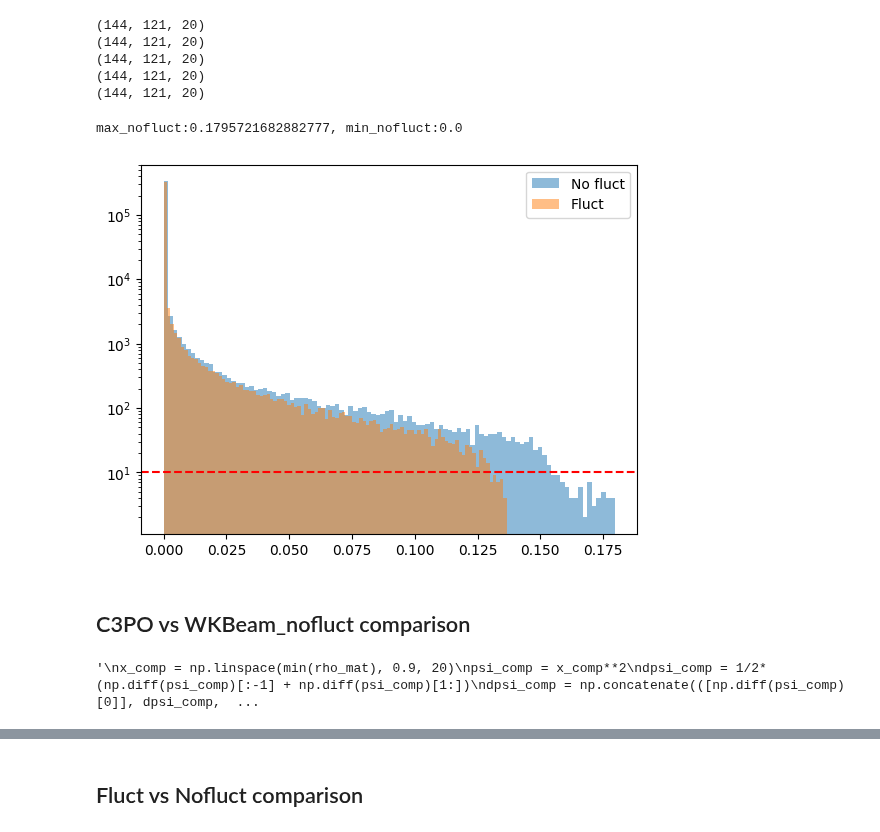
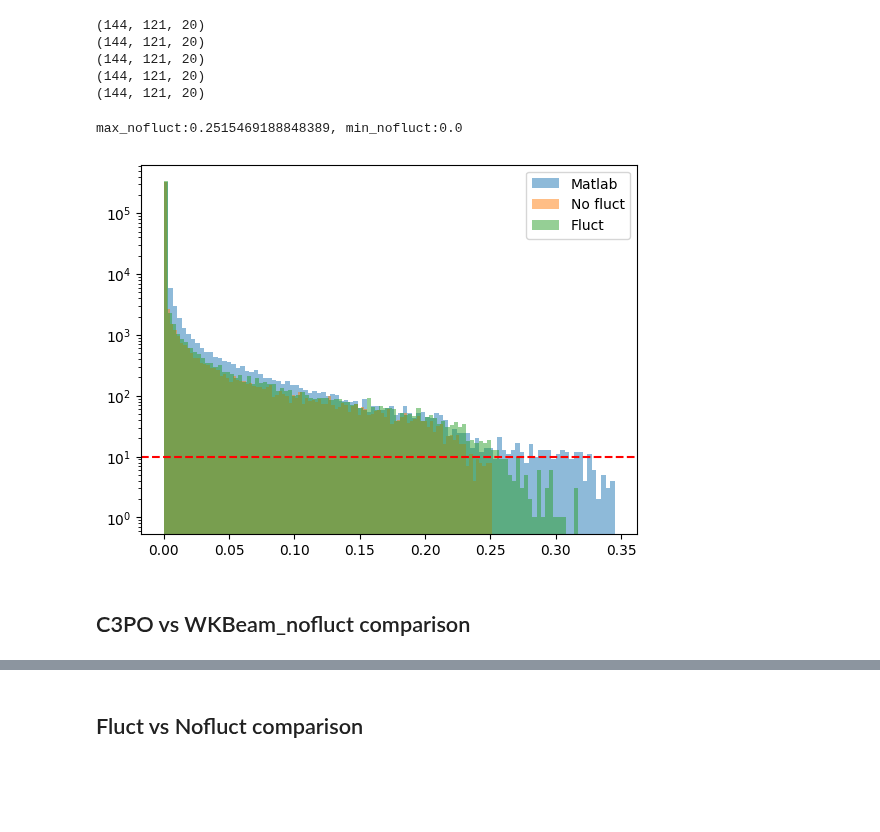
Before and after one commit to EwoutDevlaminck/WKBacca_QL, a Jupyter notebook: QL_analysis.ipynb, the cells around one changed output, grey strips where cells are left out. Drawn from its saved outputs; the diff is of its cells as text; code cells hidden in the pictures; blank space fills up the shorter version.

```diff
--- a/QL_analysis.ipynb
+++ b/QL_analysis.ipynb
@@ -72,3 +67,13 @@ matlab_file         = '/home/devlamin/WKbeam_simulations/TCV_85352_0.9_nofluct/i
+# %%
+filename_nofluct        = '/home/devlamin/WKbeam_simulations/TCV_85352_1.3_nofluct/output/QL_waves_TCV_85352_1.3_nofluct_sparse.h5'
+filename_fluct          = '/home/devlamin/WKbeam_simulations/TCV_85352_1.3_nofluct/output/QL_waves_TCV_85352_1.3_nofluct_nofilt_sparse.h5'
+
+matlab_file         = '/home/devlamin/WKbeam_simulations/TCV_85352_1.3_fluct/output/Drf_data.mat'
+
+#filename_nofluct        = '/home/devlamin/WKBacca_LUKE_cases/TCV_74302_nonuni/WKBeam_results/nofluct/QL_waves_TCV74302_1.2_nofluct_sparse.h5'
+#filename_fluct          = '/home/devlamin/WKBacca_LUKE_cases/TCV_74302_nonuni/WKBeam_results/fluct/QL_waves_TCV74302_1.2_fluct_sparse.h5'
+
+#matlab_file         = '/home/devlamin/WKBacca_LUKE_cases/TCV_74302_nonuni/Drf_data.mat'
 # %%
 mat = loadmat(matlab_file)['Drf_data']
 Drf_mat = mat['dat'][0,0]
@@ -369,58 +374,24 @@ print(KSI0.shape)
 # %%
 DRF_pp_nofluct = QL_bounce*(1-KSI0**2)
 DRF_pp_fluct = QL_bounce_fluct*(1-KSI0**2)
 
 max_nofluct = np.max(DRF_pp_nofluct)
 min_nofluct = np.min(DRF_pp_nofluct)
 print(f'max_nofluct:{max_nofluct}, min_nofluct:{min_nofluct}')
 
 plt.figure()
+freqbins_mat = plt.hist(Drf_mat.flatten(), bins=100, density=False, log=True, alpha=0.5, label='Matlab')
 freqbins = plt.hist(DRF_pp_nofluct.flatten(), bins=100, density=False, log=True, alpha=0.5, label='No fluct')
 freqbins_fluct = plt.hist(DRF_pp_fluct.flatten(), bins=100, density=False, log=True, alpha=0.5, label='Fluct')
+
 plt.axhline(1e1, color='r', linestyle='--')
 plt.legend()
 plt.show()
 # %% [output]
-max_nofluct:0.1795721682882777, min_nofluct:0.0
+max_nofluct:0.2515469188848389, min_nofluct:0.0
-[figure, old version]
+[figure, new version]
 # %% [markdown]
 ## C3PO vs WKBeam_nofluct comparison
-# %%
-# Interpolate the calculated data and matlab data to the same grid
-# Things below no longer needed, radial grids are the same for both data sets.
-"""
-x_comp = np.linspace(min(rho_mat), 0.9, 20)
-psi_comp = x_comp**2
-dpsi_comp = 1/2* (np.diff(psi_comp)[:-1] + np.diff(psi_comp)[1:])
-dpsi_comp = np.concatenate(([np.diff(psi_comp)[0]], dpsi_comp, [np.diff(psi_comp)[-1]]))
-Drf_mat_shifted = np.transpose(Drf_mat, (1, 0, 2))
-print(Drf_mat_shifted.shape)
-print(QL_bounce.shape)
-
-
-DRF0_nofluct_int = RegularGridInterpolator((ksi0, p_norm, np.sqrt(psi)), DRF_pp_nofluct, bounds_error=False, fill_value=None)
-Drf_mat_int = RegularGridInterpolator((Ksi0_mat[:, 1], Pnorm_mat[1, :], rho_mat), Drf_mat_shifted, bounds_error=False, fill_value=None)
-
-RHO_mat= np.tile((x_comp), (len(p_norm), len(ksi0), 1))
-RHO_mat = np.transpose(RHO_mat, (1, 0, 2))
-print(RHO_mat.shape)
-PPAR_mat = np.repeat(np.expand_dims(Ppar, 2), len(x_comp), axis=2)
-PPER_mat = np.repeat(np.expand_dims(Pper, 2), len(x_comp), axis=2)
-Ksi0_mat_interp = np.repeat(np.expand_dims(Ksi0, 2), len(x_comp), axis=2)
-Pnorm_mat_interp = np.repeat(np.expand_dims(Pnorm, 2), len(x_comp), axis=2)
-DRF0_nofluct_interp = DRF0_nofluct_int((Ksi0_mat_interp, Pnorm_mat_interp, RHO_mat))
-Drf_mat_interp = Drf_mat_int((Ksi0_mat_interp, Pnorm_mat_interp, RHO_mat))
-print(DRF0_nofluct_interp.shape)
-print(Drf_mat_interp.shape)
-max_mat_interp = np.max(Drf_mat_interp)
-min_mat_interp = np.min(Drf_mat_interp)
-max_nofluct_interp = np.max(DRF0_nofluct_interp)
-min_nofluct_interp = np.min(DRF0_nofluct_interp)
-print(max_mat_interp, min_mat_interp)
-print(max_nofluct_interp, min_nofluct_interp)
-"""
-# %% [output]
-'\nx_comp = np.linspace(min(rho_mat), 0.9, 20)\npsi_comp = x_comp**2\ndpsi_comp = 1/2* (np.diff(psi_comp)[:-1] + np.diff(psi_comp)[1:])\ndpsi_comp = np.concatenate(([np.diff(psi_comp)[0]], dpsi_comp,  ...
 # %%
 max_nofluct = np.max(DRF_pp_nofluct)
 min_nofluct = np.min(DRF_pp_nofluct)
```
Also changed, not shown: parts of 10 cells of this notebook, 43 other files.
